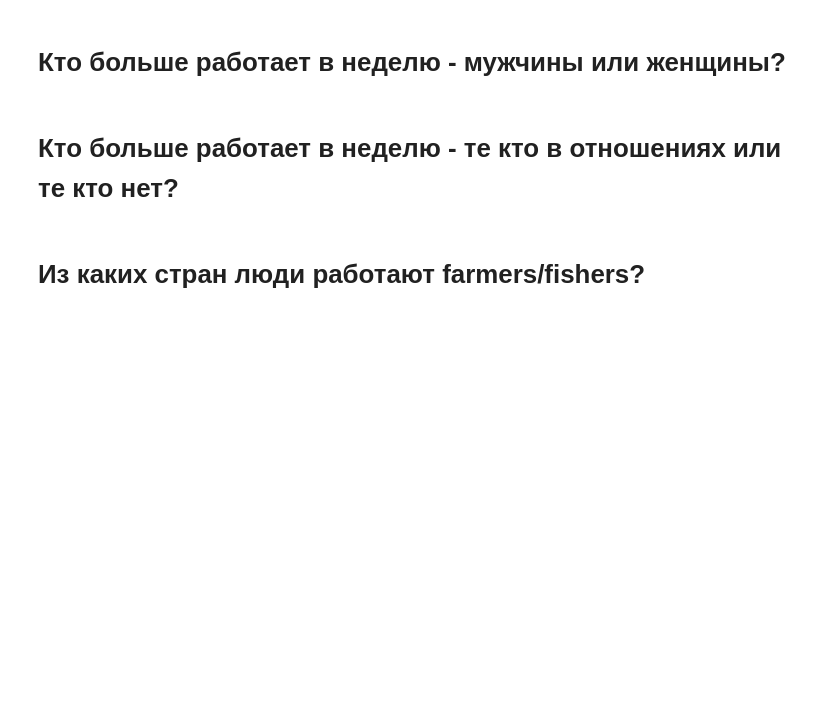
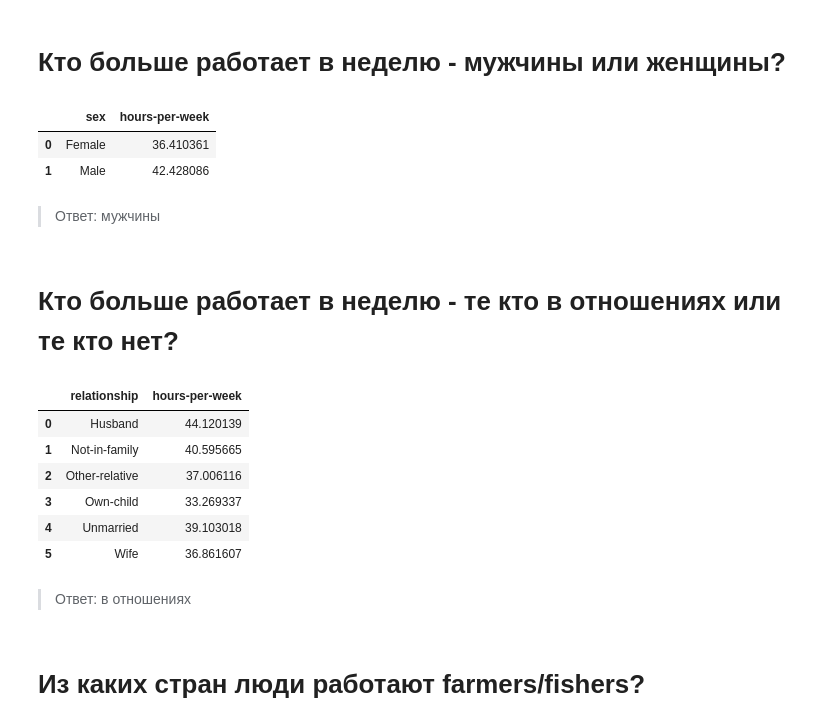
Before and after one commit to orifdjon/AppliedPythonAtom, a Jupyter notebook: homeworks/homework_05_ml/2/adult_hw.ipynb, the cells around one changed output. Drawn from its saved outputs; the diff is of its cells as text; code cells hidden in the pictures; blank space fills up the shorter version.

```diff
--- a/homeworks/homework_05_ml/2/adult_hw.ipynb
+++ b/homeworks/homework_05_ml/2/adult_hw.ipynb
@@ -90,6 +136,26 @@ y
 # %% [markdown]
 # Кто больше работает в неделю - мужчины или женщины?
+# %%
+df.groupby('sex')['hours-per-week'].mean().reset_index()
+# %% [output]
+|  | sex | hours-per-week |
+| 0 | Female | 36.410361 |
+| 1 | Male | 42.428086 |
+# %% [markdown]
+> Ответ: мужчины
 # %% [markdown]
 # Кто больше работает в неделю - те кто в отношениях или те кто нет?
+# %%
+df.groupby('relationship')['hours-per-week'].mean().reset_index()
+# %% [output]
+|  | relationship | hours-per-week |
+| 0 | Husband | 44.120139 |
+| 1 | Not-in-family | 40.595665 |
+| 2 | Other-relative | 37.006116 |
+| 3 | Own-child | 33.269337 |
+| 4 | Unmarried | 39.103018 |
+| 5 | Wife | 36.861607 |
+# %% [markdown]
+> Ответ: в отношениях
 # %% [markdown]
 # Из каких стран люди работают farmers/fishers?
```
Also changed, not shown: parts of 13 cells of this notebook, 6 other files.
